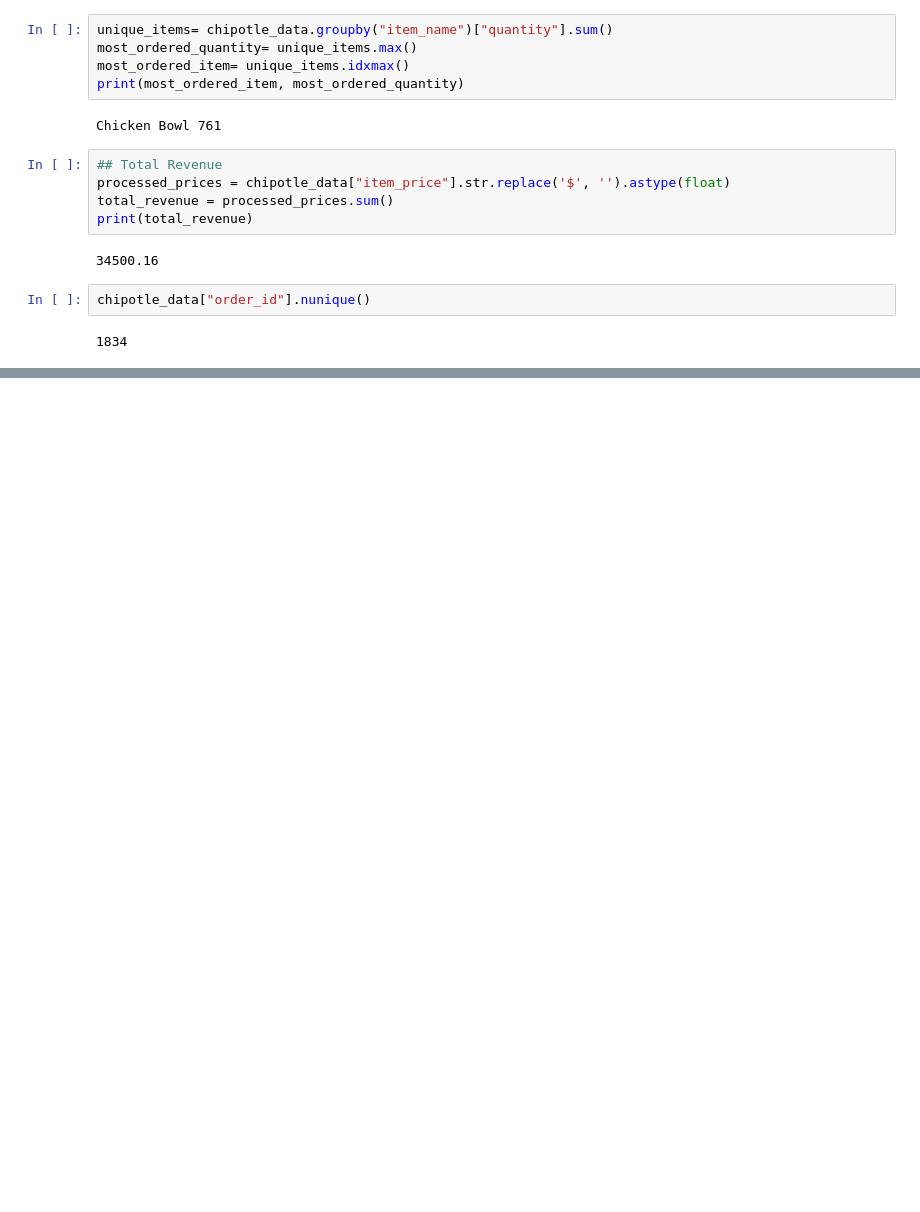
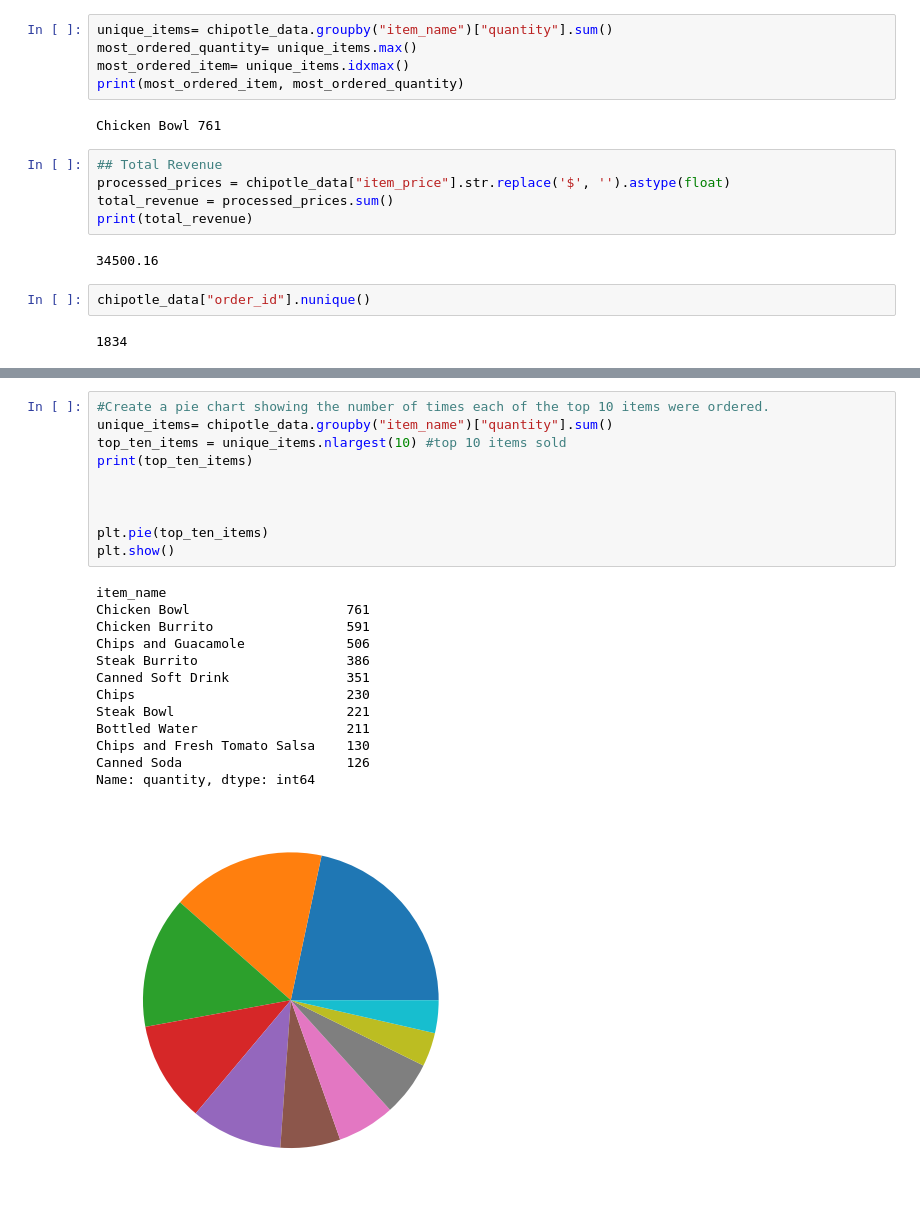
Before and after one commit to build-summer-2024/orange_team_data_exploration, a Jupyter notebook: main.ipynb, the cells around one changed output, grey strips where cells are left out. Cells and saved outputs as stored; diff of their text form; blank space fills up the shorter version.

```diff
--- a/main.ipynb
+++ b/main.ipynb
@@ -87,0 +117,24 @@ Name: quantity, dtype: int64
+# %%
+#Create a pie chart showing the number of times each of the top 10 items were ordered.
+unique_items= chipotle_data.groupby("item_name")["quantity"].sum()
+top_ten_items = unique_items.nlargest(10) #top 10 items sold
+print(top_ten_items)
+
+
+
+plt.pie(top_ten_items)
+plt.show()
+# %% [output]
+item_name
+Chicken Bowl                    761
+Chicken Burrito                 591
+Chips and Guacamole             506
+Steak Burrito                   386
+Canned Soft Drink               351
+Chips                           230
+Steak Bowl                      221
+Bottled Water                   211
+Chips and Fresh Tomato Salsa    130
+Canned Soda                     126
+Name: quantity, dtype: int64
+[figure, added]
```
Also changed, not shown: parts of 4 cells of this notebook.
